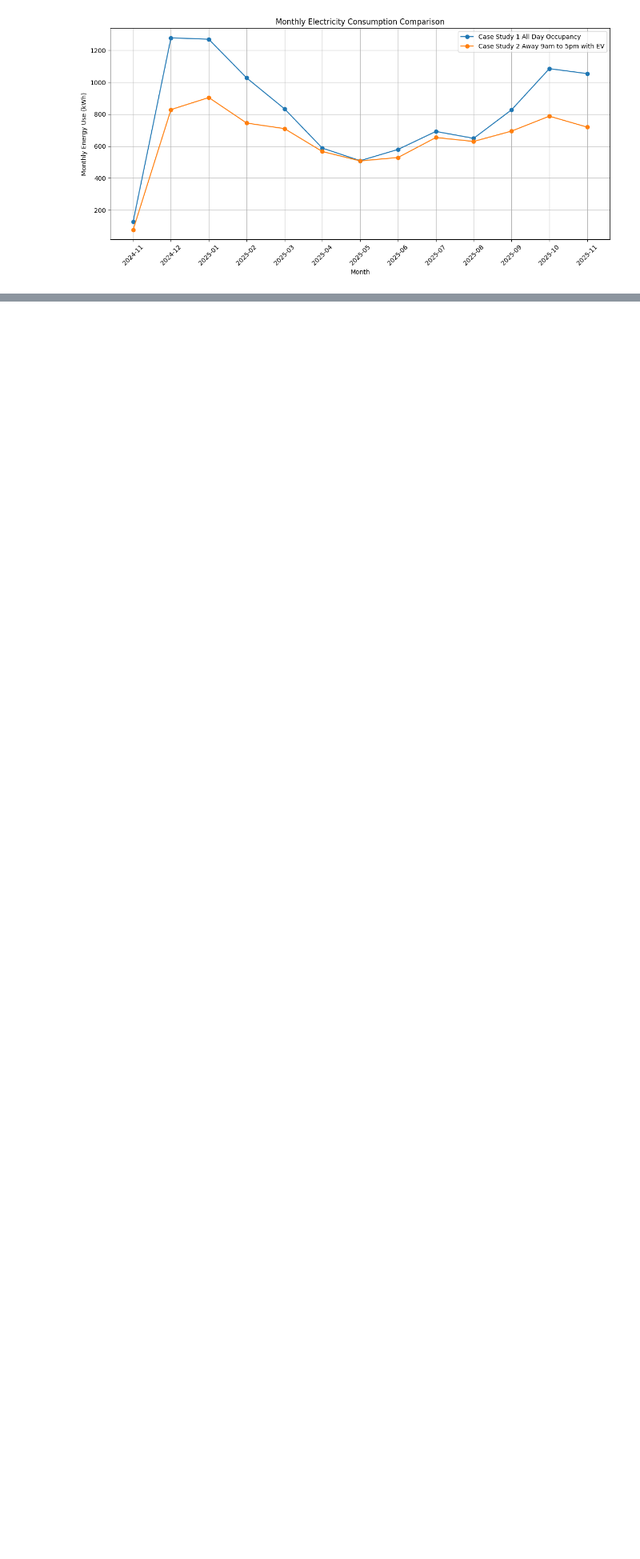
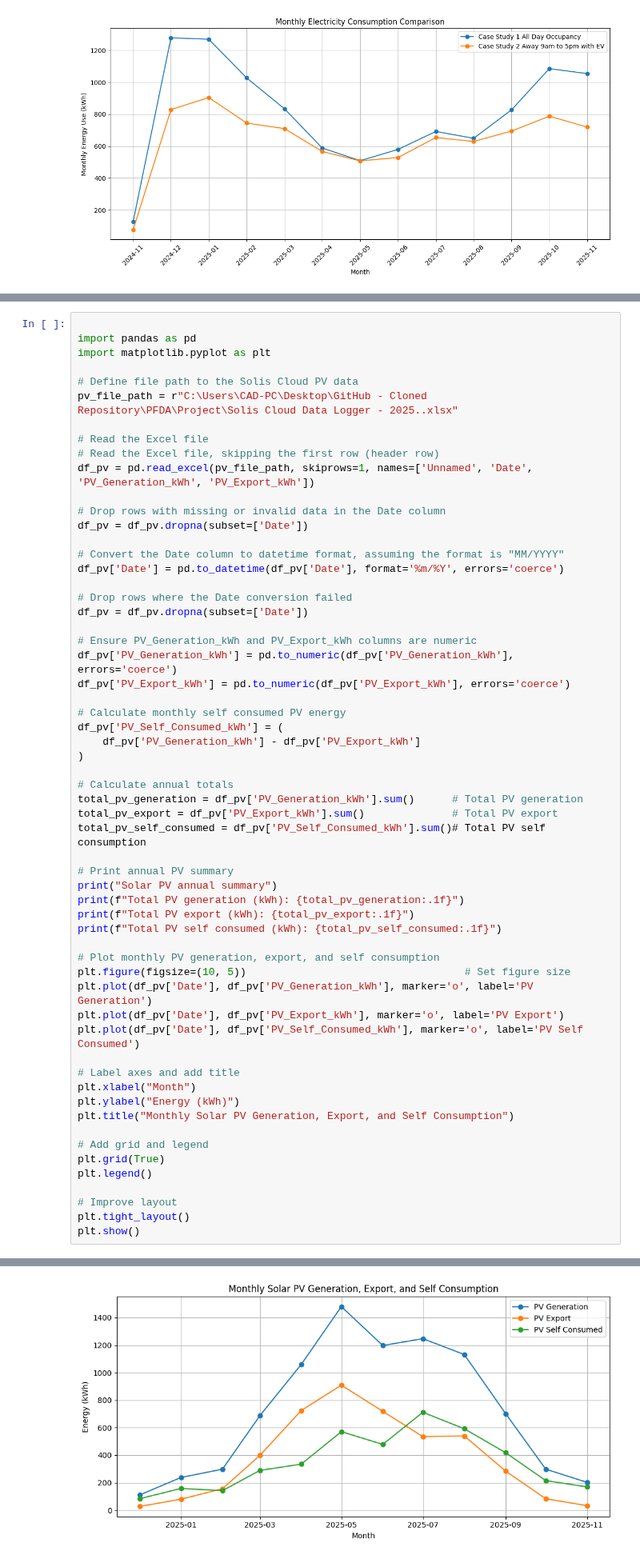
Before and after one commit to p-sav/PFDA, a Jupyter notebook: Project/Energy_analysis.ipynb, the cells around one changed output, grey strips where cells are left out. Shown at 80% size. Cells and saved outputs as stored; diff of their text form; blank space fills up the shorter version.

Commit message:
Updated with SPV generation added

```diff
--- a/Project/Energy_analysis.ipynb
+++ b/Project/Energy_analysis.ipynb
@@ -462,0 +469,60 @@ Case Study 2 Away 9am to 5pm with EV: 8349.51 kWh
+# %%
+
+import pandas as pd
+import matplotlib.pyplot as plt
+
+# Define file path to the Solis Cloud PV data
+pv_file_path = r"C:\Users\CAD-PC\Desktop\GitHub - Cloned Repository\PFDA\Project\Solis Cloud Data Logger - 2025..xlsx"
+
+# Read the Excel file
+# Read the Excel file, skipping the first row (header row)
+df_pv = pd.read_excel(pv_file_path, skiprows=1, names=['Unnamed', 'Date', 'PV_Generation_kWh', 'PV_Export_kWh'])
+
+# Drop rows with missing or invalid data in the Date column
+df_pv = df_pv.dropna(subset=['Date'])
+
+# Convert the Date column to datetime format, assuming the format is "MM/YYYY"
+df_pv['Date'] = pd.to_datetime(df_pv['Date'], format='%m/%Y', errors='coerce')
+
+# Drop rows where the Date conversion failed
+df_pv = df_pv.dropna(subset=['Date'])
+
+# Ensure PV_Generation_kWh and PV_Export_kWh columns are numeric
+df_pv['PV_Generation_kWh'] = pd.to_numeric(df_pv['PV_Generation_kWh'], errors='coerce')
+df_pv['PV_Export_kWh'] = pd.to_numeric(df_pv['PV_Export_kWh'], errors='coerce')
+
+# Calculate monthly self consumed PV energy
+df_pv['PV_Self_Consumed_kWh'] = (
+    df_pv['PV_Generation_kWh'] - df_pv['PV_Export_kWh']
+)
+
+# Calculate annual totals
+total_pv_generation = df_pv['PV_Generation_kWh'].sum()      # Total PV generation
+total_pv_export = df_pv['PV_Export_kWh'].sum()              # Total PV export
+total_pv_self_consumed = df_pv['PV_Self_Consumed_kWh'].sum()# Total PV self consumption
+
+# Print annual PV summary
+print("Solar PV annual summary")
+print(f"Total PV generation (kWh): {total_pv_generation:.1f}")
+print(f"Total PV export (kWh): {total_pv_export:.1f}")
+print(f"Total PV self consumed (kWh): {total_pv_self_consumed:.1f}")
+
+# Plot monthly PV generation, export, and self consumption
+plt.figure(figsize=(10, 5))                                   # Set figure size
+plt.plot(df_pv['Date'], df_pv['PV_Generation_kWh'], marker='o', label='PV Generation')
+plt.plot(df_pv['Date'], df_pv['PV_Export_kWh'], marker='o', label='PV Export')
+plt.plot(df_pv['Date'], df_pv['PV_Self_Consumed_kWh'], marker='o', label='PV Self Consumed')
+
+# Label axes and add title
+plt.xlabel("Month")
+plt.ylabel("Energy (kWh)")
+plt.title("Monthly Solar PV Generation, Export, and Self Consumption")
+
+# Add grid and legend
+plt.grid(True)
+plt.legend()
+
+# Improve layout
+plt.tight_layout()
+plt.show()
+# %% [output]
@@ -463 +533,2 @@ Case Study 2 Away 9am to 5pm with EV: 8349.51 kWh
+[figure, added]
 # %% [markdown]
```
Also changed, not shown: parts of 8 cells of this notebook, 2 other files.
